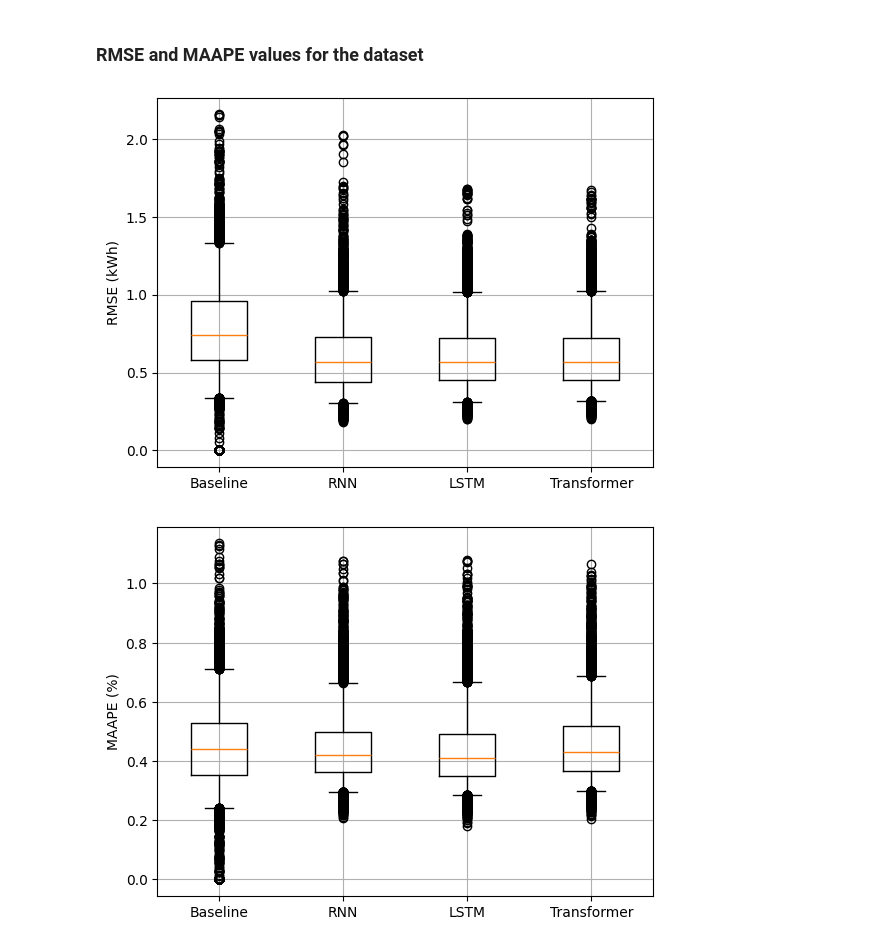
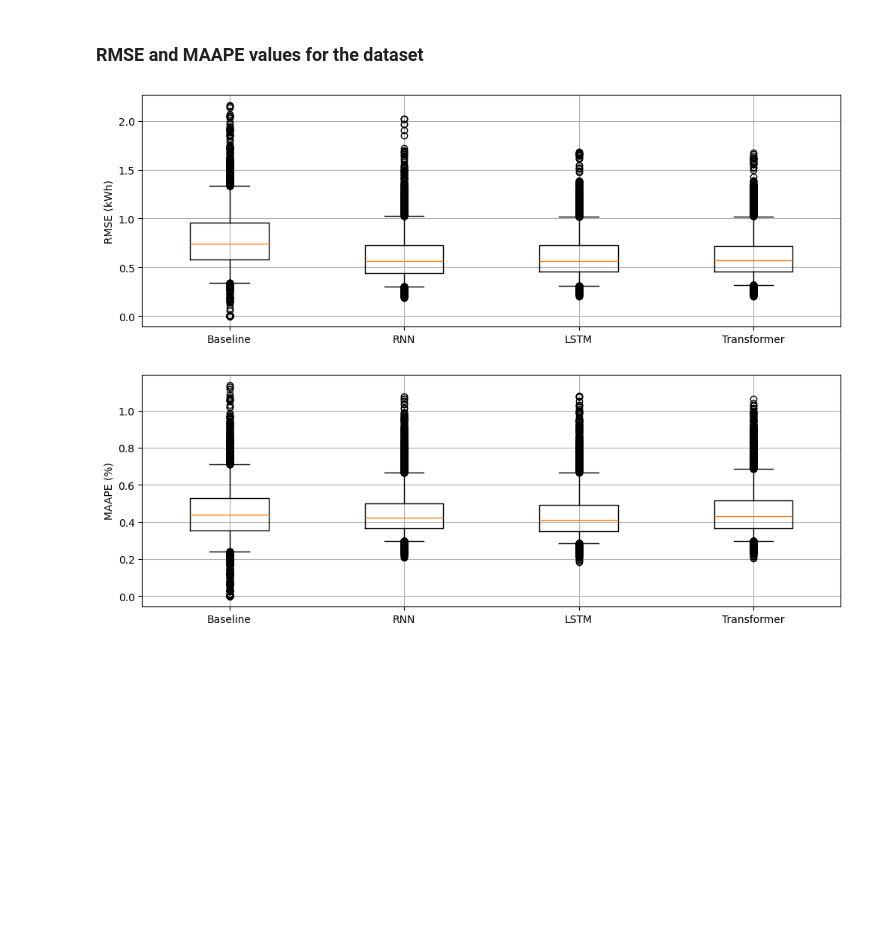
Before and after one commit to veetirajaniemi/adaml-ml-project, a Jupyter notebook: model_comparison.ipynb, the cells around one changed output. Saved outputs shown, nothing was run; the diff lists cells and outputs as text; code cells hidden in the pictures; blank space fills up the shorter version.

```diff
--- a/model_comparison.ipynb
+++ b/model_comparison.ipynb
@@ -360,15 +360,18 @@ for index in range(testData.__len__()):
 
 rmse_values = [rmse_baseline,rmse_rnn,rmse_lstm,rmse_transformer]
 maape_values = [maape_baseline,maape_rnn,maape_lstm,maape_transformer]
-plt.boxplot(rmse_values,labels=["Baseline","RNN","LSTM","Transformer"],whis=[5,95])
-plt.grid()
-plt.ylabel("RMSE (kWh)")
-plt.show()
-
-plt.boxplot(maape_values,labels=["Baseline","RNN","LSTM","Transformer"],whis=[5,95])
-plt.grid()
-plt.ylabel("MAAPE (%)")
-plt.show()
-# %% [output]
-[figure, removed]
-[figure, removed]
+# %%
+plt.figure(figsize=(12,4))
+plt.boxplot(rmse_values,labels=["Baseline","RNN","LSTM","Transformer"],whis=[5,95])
+plt.grid()
+plt.ylabel("RMSE (kWh)")
+plt.show()
+
+plt.figure(figsize=(12,4))
+plt.boxplot(maape_values,labels=["Baseline","RNN","LSTM","Transformer"],whis=[5,95])
+plt.grid()
+plt.ylabel("MAAPE (%)")
+plt.show()
+# %% [output]
+[figure, added]
+[figure, added]
```
Also changed, not shown: 1 other file.
